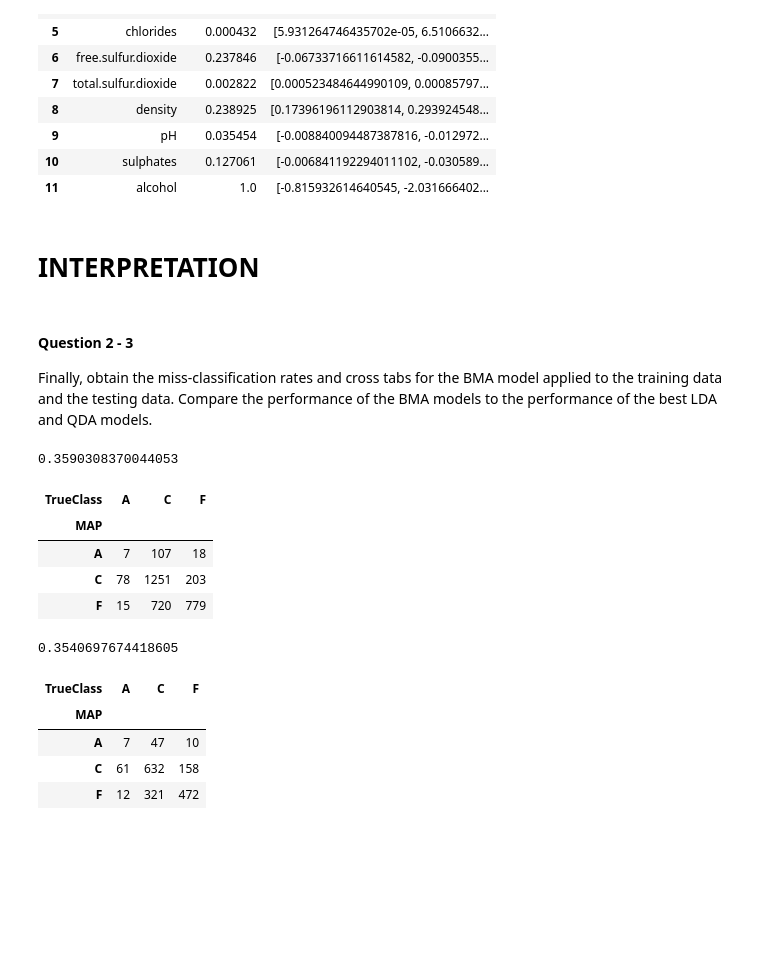
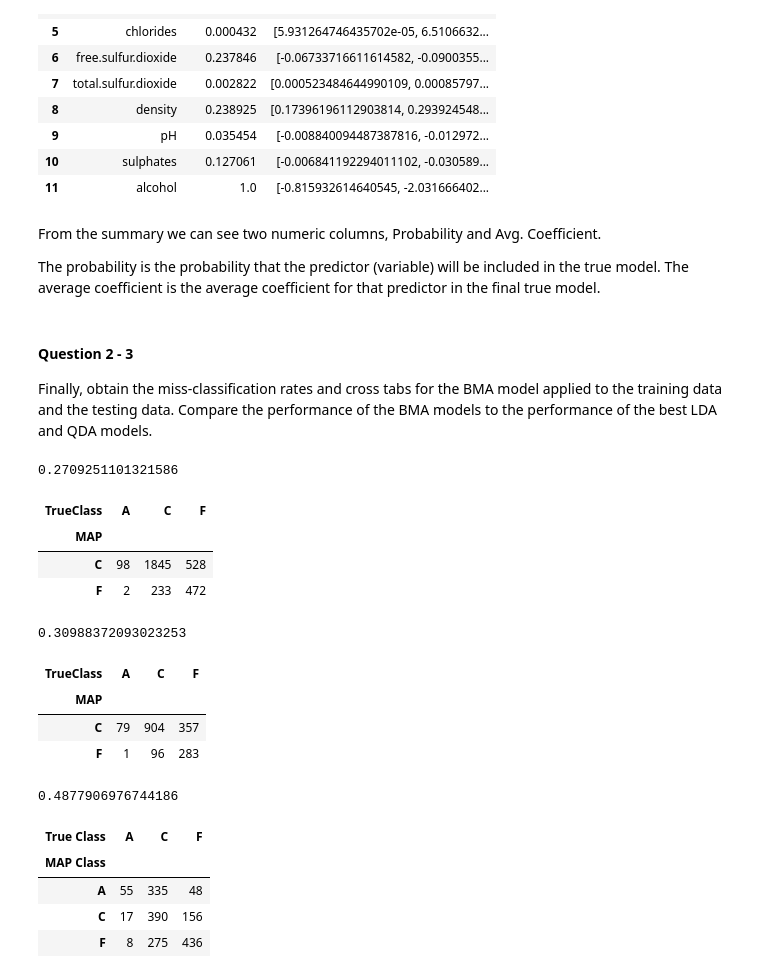
Before and after one commit to hyunsukr/DS6040-Bayesian-Machine-Learning, a Jupyter notebook: Homework/HW4/hw4.ipynb, the cells around one changed output. Cells and saved outputs as stored; diff of their text form; code cells hidden in the pictures; blank space fills up the shorter version.

```diff
--- a/Homework/HW4/hw4.ipynb
+++ b/Homework/HW4/hw4.ipynb
@@ -57,0 +155,2 @@ IMPORTANT: This part of the assignment is meant to simulate the experience of a
+# %%
+summary = pm.summary(hierarchical_trace)
@@ -57,0 +159,3 @@ IMPORTANT: This part of the assignment is meant to simulate the experience of a
+# %%
+summary = summary.reset_index()
+summary[(summary['index'].str.contains('b')) | (summary['index'].str.contains('c'))]
@@ -522,31 +652,53 @@ bma_model.summary()
 | 10 | sulphates | 0.127061 | [-0.006841192294011102, -0.030589... |
 | 11 | alcohol | 1.0 | [-0.815932614640545, -2.031666402... |
 # %% [markdown]
-# INTERPRETATION
+From the summary we can see two numeric columns, Probability and Avg. Coefficient.
+
+The probability is the probability that the predictor (variable) will be included in the true model. The average coefficient is the average coefficient for that predictor in the final true model.
 # %% [markdown]
 #### Question 2 - 3
 Finally, obtain the miss-classification rates and cross tabs for the BMA model applied to the training data and the testing data. Compare the performance of the BMA models to the performance of the best LDA and QDA models.
 # %%
-bma_model.misclass_rate(train['wine_quality'], train.iloc[:,:-1])
+bma_model.misclass_rate(train['wine_quality'], add_constant(train.iloc[:,:-1]))
 # %% [output]
-0.3590308370044053
+0.2709251101321586
 # %%
-bma_model.misclass_xtabs(train['wine_quality'], train.iloc[:,:-1])
+bma_model.misclass_xtabs(train['wine_quality'], add_constant(train.iloc[:,:-1]))
 # %% [output]
 | TrueClass | A | C | F |
 | MAP |  |  |  |
-| A | 7 | 107 | 18 |
-| C | 78 | 1251 | 203 |
-| F | 15 | 720 | 779 |
+| C | 98 | 1845 | 528 |
+| F | 2 | 233 | 472 |
 # %%
-bma_model.misclass_rate(test['wine_quality'], test.iloc[:,:-1])
+bma_model.misclass_rate(test['wine_quality'], add_constant(test.iloc[:,:-1]))
 # %% [output]
-0.3540697674418605
+0.30988372093023253
 # %%
-bma_model.misclass_xtabs(test['wine_quality'], test.iloc[:,:-1])
+bma_model.misclass_xtabs(test['wine_quality'], add_constant(test.iloc[:,:-1]))
 # %% [output]
 | TrueClass | A | C | F |
 | MAP |  |  |  |
-| A | 7 | 47 | 10 |
-| C | 61 | 632 | 158 |
-| F | 12 | 321 | 472 |
+| C | 79 | 904 | 357 |
+| F | 1 | 96 | 283 |
+# %%
+## LDA Model
+lda_model = LDA(train[["volatile.acidity",
+                       "density",
+                       "alcohol",
+                       "wine_quality"]],
+                      'wine_quality')
+print(lda_model.misclass_rate(data = test[["volatile.acidity",
+                       "density",
+                       "alcohol",
+                       "wine_quality"]]))
+lda_model.misclass_xtabs(data = test[["volatile.acidity",
+                       "density",
+                       "alcohol",
+                       "wine_quality"]])
+# %% [output]
+0.4877906976744186
+| True Class | A | C | F |
+| MAP Class |  |  |  |
+| A | 55 | 335 | 48 |
+| C | 17 | 390 | 156 |
+| F | 8 | 275 | 436 |
```
Also changed, not shown: parts of 29 cells of this notebook.
